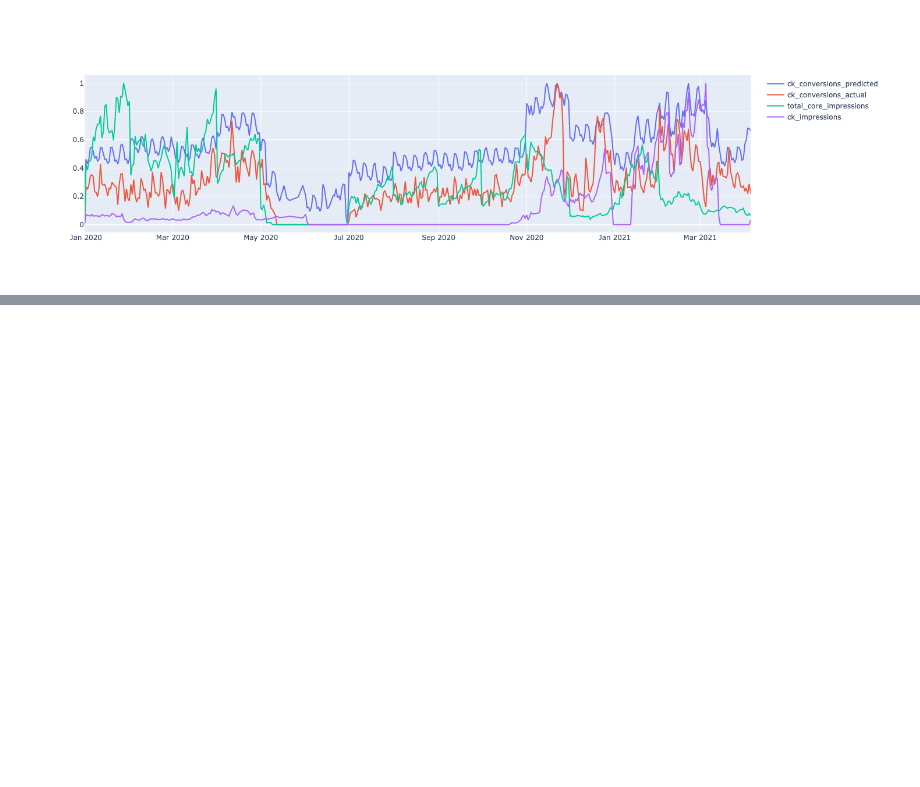
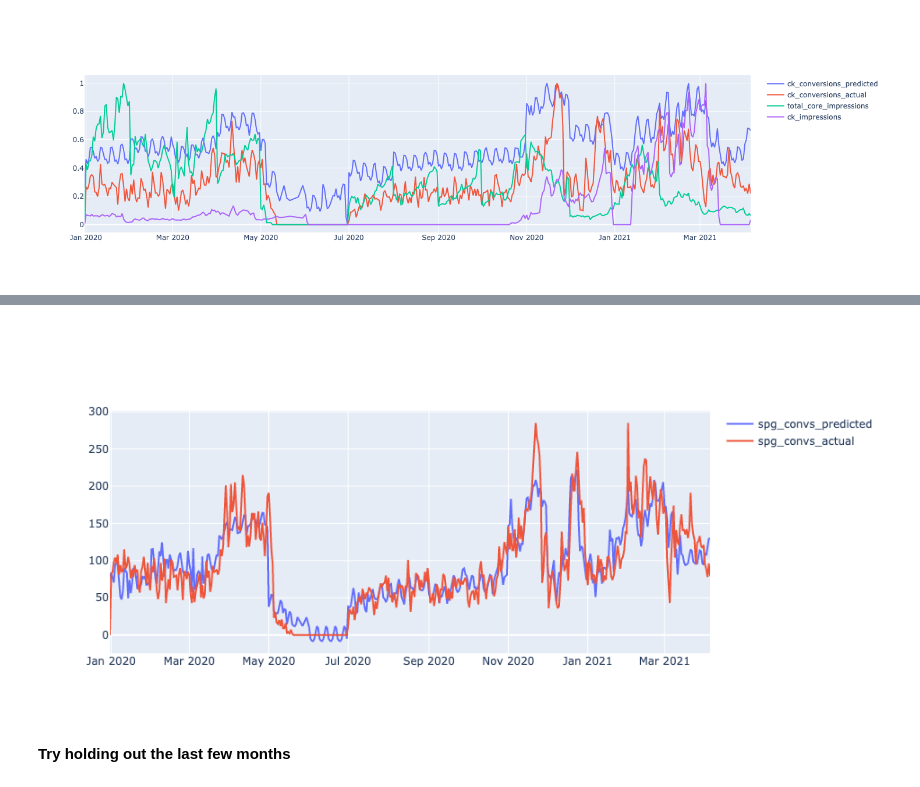
Before and after one commit to LucasCMazzotti/NYT, a Jupyter notebook: cross-sell-exploration.ipynb, the cells around one changed output, grey strips where cells are left out. Cells and saved outputs as stored; diff of their text form; code cells hidden in the pictures; blank space fills up the shorter version.

```diff
--- a/cross-sell-exploration.ipynb
+++ b/cross-sell-exploration.ipynb
@@ -880,0 +918,8 @@ fig.show()
+# %%
+indep_vars = [col for col in df.columns if 'impressions' in col and 'Brand' not in col] + \
+[col for col in df.columns if 'weekday_' in col] + \
+[col for col in df.columns if 'month_' in col]
+# [col for col in df.columns if 'core_conversions' in col]
+# %%
+X = df[indep_vars]
+y = df[['spg_conversions_all']]
@@ -880,0 +936,6 @@ fig.show()
+# %%
+X = sm.add_constant(X)
+
+ols_test = sm.OLS(y, X).fit()
+
+ols_test.summary()
@@ -880,0 +977,20 @@ fig.show()
+# %%
+ols_y_pred = ols_test.predict(X)
+
+ols_vis = X.copy()
+ols_vis['y_pred'] = ols_y_pred
+ols_vis['y_actual'] = y
+# %%
+fig = go.Figure()
+fig.add_trace(go.Scatter(x=ols_vis.index, y=ols_vis['y_pred'],
+                    mode='lines',
+                    name='spg_convs_predicted'))
+fig.add_trace(go.Scatter(x=ols_vis.index, y=ols_vis['y_actual'],
+                    mode='lines',
+                    name='spg_convs_actual'))
+
+fig.show()
+# %% [output]
+[figure, added]
+# %% [markdown]
+__Try holding out the last few months__
```
Also changed, not shown: parts of 34 cells of this notebook.
